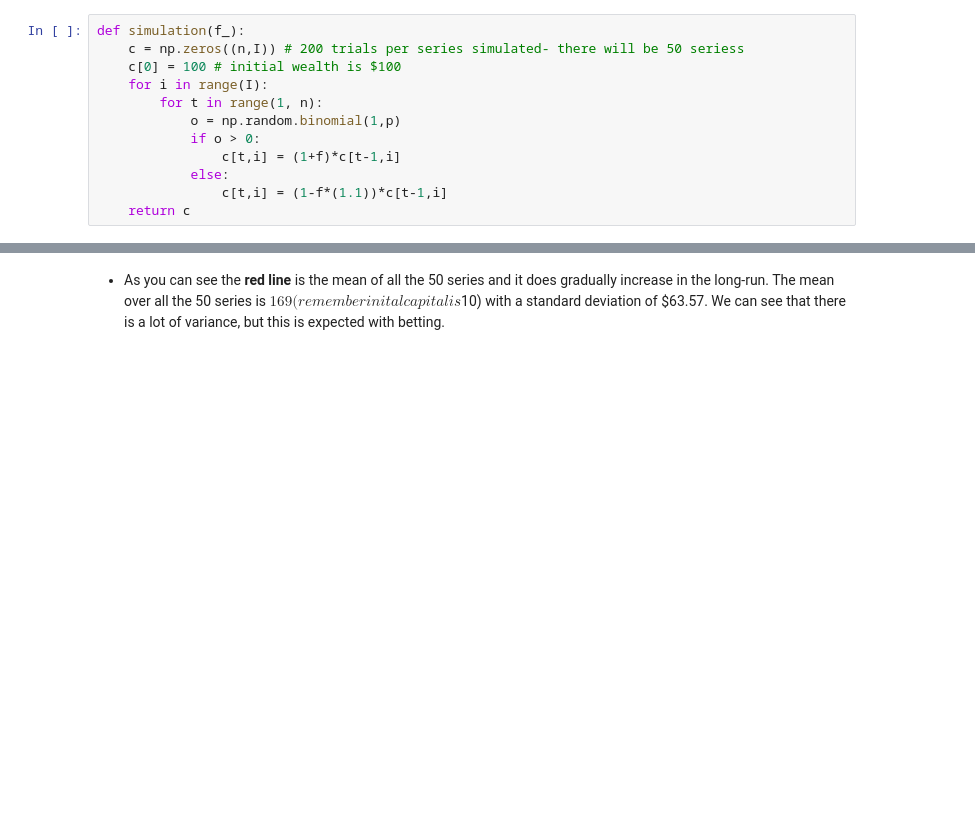
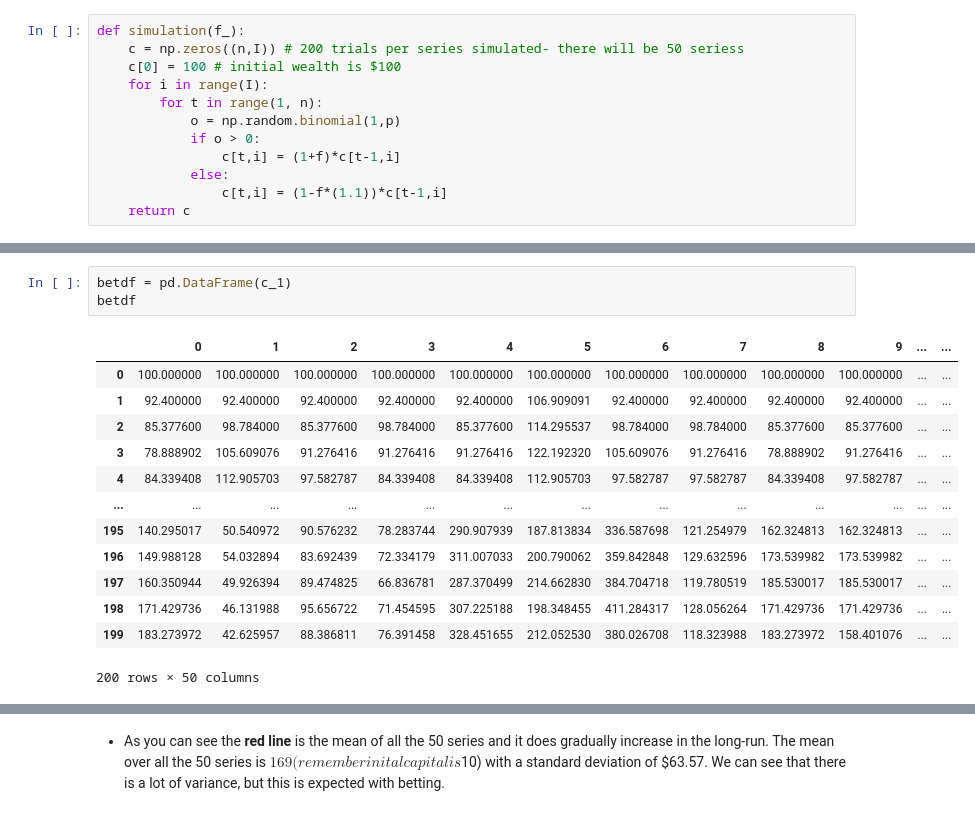
Before and after one commit to dcstein22/Option_Theory, a Jupyter notebook: betting_strat.ipynb, the cells around one changed output, grey strips where cells are left out. Drawn from its saved outputs; the diff is of its cells as text; blank space fills up the shorter version.

```diff
--- a/betting_strat.ipynb
+++ b/betting_strat.ipynb
@@ -116,3 +116,20 @@ plt.legend(loc = 'upper center')
+# %%
+betdf = pd.DataFrame(c_1)
+betdf
+# %% [output]
+|  | 0 | 1 | 2 | 3 | 4 | 5 | 6 | 7 | 8 | 9 | ... | ... |
+| 0 | 100.000000 | 100.000000 | 100.000000 | 100.000000 | 100.000000 | 100.000000 | 100.000000 | 100.000000 | 100.000000 | 100.000000 | ... | ... |
+| 1 | 92.400000 | 92.400000 | 92.400000 | 92.400000 | 92.400000 | 106.909091 | 92.400000 | 92.400000 | 92.400000 | 92.400000 | ... | ... |
+| 2 | 85.377600 | 98.784000 | 85.377600 | 98.784000 | 85.377600 | 114.295537 | 98.784000 | 98.784000 | 85.377600 | 85.377600 | ... | ... |
+| 3 | 78.888902 | 105.609076 | 91.276416 | 91.276416 | 91.276416 | 122.192320 | 105.609076 | 91.276416 | 78.888902 | 91.276416 | ... | ... |
+| 4 | 84.339408 | 112.905703 | 97.582787 | 84.339408 | 84.339408 | 112.905703 | 97.582787 | 97.582787 | 84.339408 | 97.582787 | ... | ... |
+| ... | ... | ... | ... | ... | ... | ... | ... | ... | ... | ... | ... | ... |
+| 195 | 140.295017 | 50.540972 | 90.576232 | 78.283744 | 290.907939 | 187.813834 | 336.587698 | 121.254979 | 162.324813 | 162.324813 | ... | ... |
+| 196 | 149.988128 | 54.032894 | 83.692439 | 72.334179 | 311.007033 | 200.790062 | 359.842848 | 129.632596 | 173.539982 | 173.539982 | ... | ... |
+| 197 | 160.350944 | 49.926394 | 89.474825 | 66.836781 | 287.370499 | 214.662830 | 384.704718 | 119.780519 | 185.530017 | 185.530017 | ... | ... |
+| 198 | 171.429736 | 46.131988 | 95.656722 | 71.454595 | 307.225188 | 198.348455 | 411.284317 | 128.056264 | 171.429736 | 171.429736 | ... | ... |
+| 199 | 183.273972 | 42.625957 | 88.386811 | 76.391458 | 328.451655 | 212.052530 | 380.026708 | 118.323988 | 183.273972 | 158.401076 | ... | ... |
+200 rows × 50 columns
 # %%
 print(f'Mean {c_1.mean(axis = 1).mean()}, Standard Deviation {c_1.std(axis = 1).mean()}')
 # %% [output]
```
Also changed, not shown: parts of 7 cells of this notebook, 1 other file.
